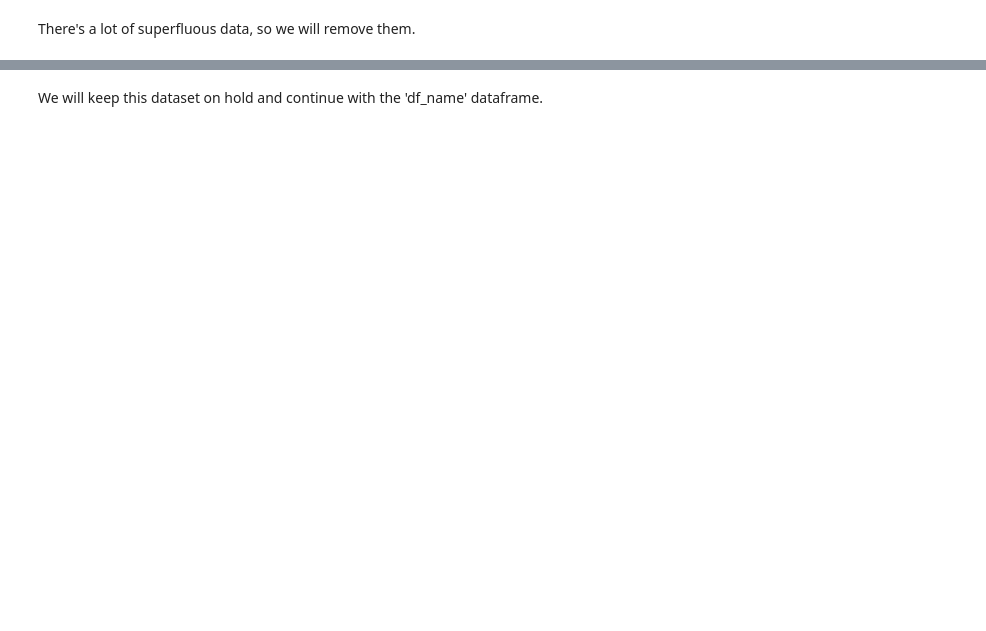
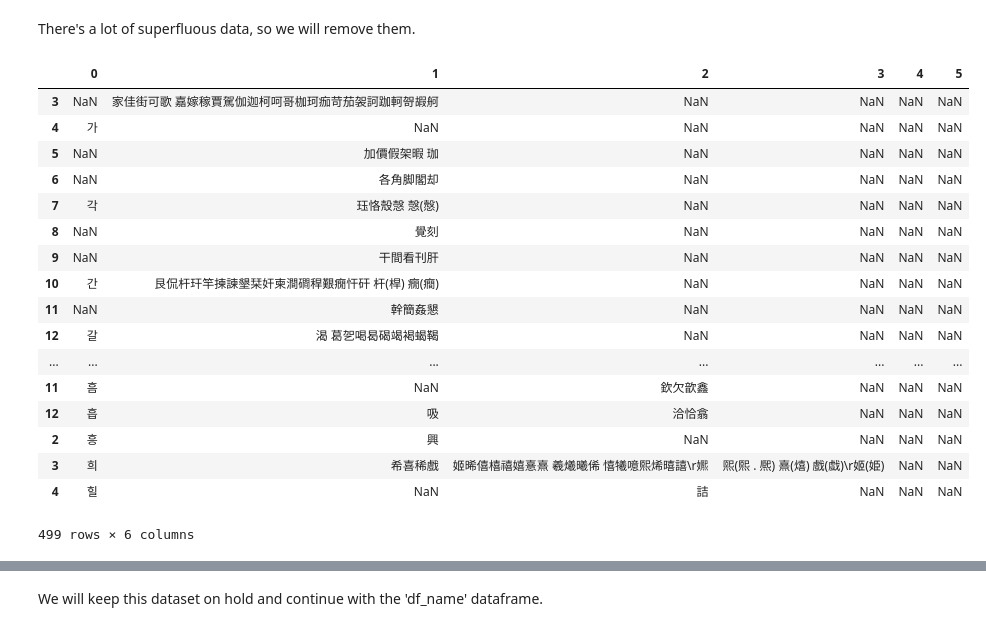
Before and after one commit to L-brierton/Korean-Name-Analysis, a Jupyter notebook: Korean Name Ver 2.ipynb, the cells around one changed output, grey strips where cells are left out. Saved outputs shown, nothing was run; the diff lists cells and outputs as text; code cells hidden in the pictures; blank space fills up the shorter version.

```diff
--- a/Korean Name Ver 2.ipynb
+++ b/Korean Name Ver 2.ipynb
@@ -84,2 +86,26 @@ df_hanja
 # %% [markdown]
 There's a lot of superfluous data, so we will remove them.
+# %%
+df_hanja = df_hanja[df_hanja[0] != '한글']
+df_hanja = df_hanja[df_hanja[2] != '별표1']
+df_hanja = df_hanja[2:]
+df_hanja
+# %% [output]
+|  | 0 | 1 | 2 | 3 | 4 | 5 |
+| 3 | NaN | 家佳街可歌 嘉嫁稼賈駕伽迦柯呵哥枷珂痂苛茄袈訶跏軻哿嘏舸 | NaN | NaN | NaN | NaN |
+| 4 | 가 | NaN | NaN | NaN | NaN | NaN |
+| 5 | NaN | 加價假架暇 珈 | NaN | NaN | NaN | NaN |
+| 6 | NaN | 各角脚閣却 | NaN | NaN | NaN | NaN |
+| 7 | 각 | 珏恪殼愨 愨(慤) | NaN | NaN | NaN | NaN |
+| 8 | NaN | 覺刻 | NaN | NaN | NaN | NaN |
+| 9 | NaN | 干間看刊肝 | NaN | NaN | NaN | NaN |
+| 10 | 간 | 艮侃杆玕竿揀諫墾栞奸柬澗磵稈艱癇忓矸 杆(桿) 癇(癎) | NaN | NaN | NaN | NaN |
+| 11 | NaN | 幹簡姦懇 | NaN | NaN | NaN | NaN |
+| 12 | 갈 | 渴 葛乫喝曷碣竭褐蝎鞨 | NaN | NaN | NaN | NaN |
+| ... | ... | ... | ... | ... | ... | ... |
+| 11 | 흠 | NaN | 欽欠歆鑫 | NaN | NaN | NaN |
+| 12 | 흡 | 吸 | 洽恰翕 | NaN | NaN | NaN |
+| 2 | 흥 | 興 | NaN | NaN | NaN | NaN |
+| 3 | 희 | 希喜稀戲 | 姬晞僖橲禧嬉憙熹 羲爔曦俙 憘犧噫熙烯暿譆\r㜯 | 煕(熙 . 熈) 熹(熺) 戲(戱)\r姬(姫) | NaN | NaN |
+| 4 | 힐 | NaN | 詰 | NaN | NaN | NaN |
+499 rows × 6 columns
```
Also changed, not shown: parts of 19 cells of this notebook.
